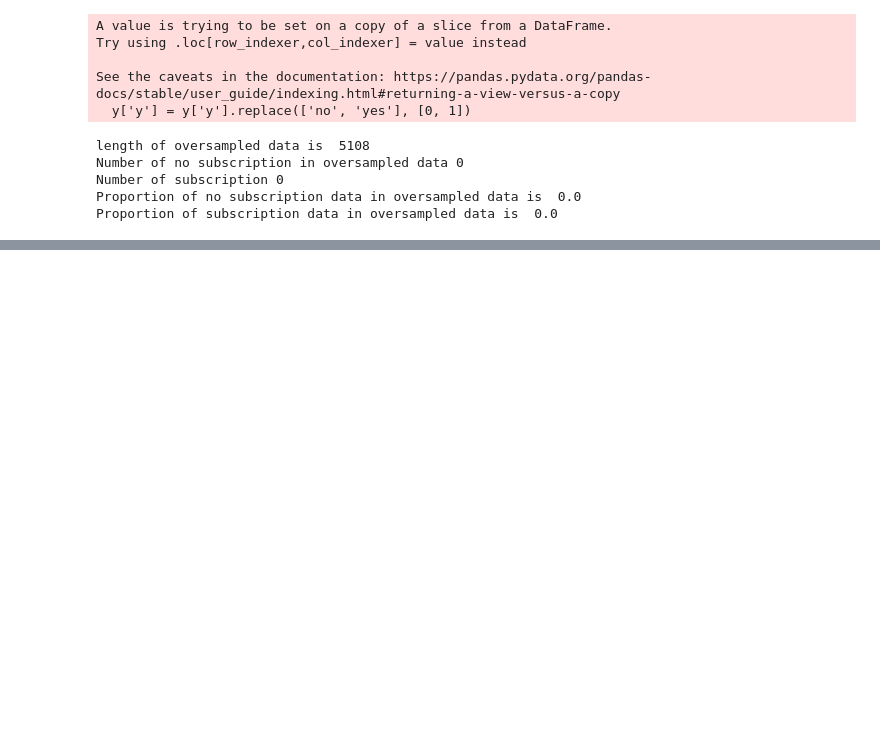
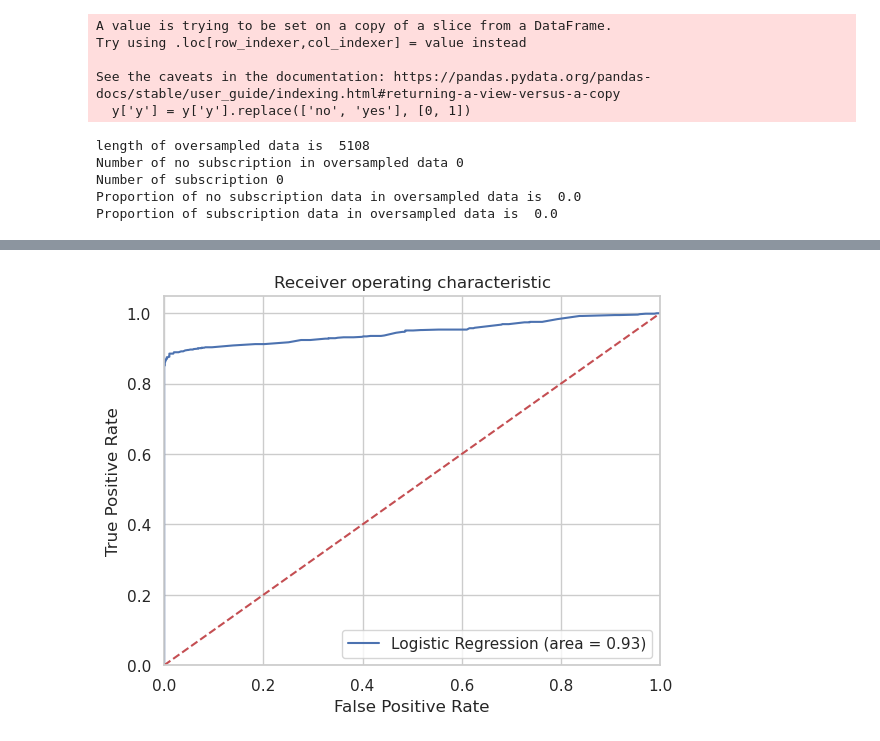
Before and after one commit to armandolezama/data-science-portfolio, a Jupyter notebook: binomial-distribution/binomial-distribution.ipynb, the cells around one changed output, grey strips where cells are left out. Saved outputs shown, nothing was run; the diff lists cells and outputs as text; code cells hidden in the pictures; blank space fills up the shorter version.

```diff
--- a/binomial-distribution/binomial-distribution.ipynb
+++ b/binomial-distribution/binomial-distribution.ipynb
@@ -340,0 +333,8 @@ poutcome_success        2.9102                           0.2450  11.8785 0.0000
+# %%
+cols = [value for value in cols if value not in ['marital_married', 'housing_unknown', 'housing_yes', 'loan_unknown']]
+
+X=os_data_X[cols]
+y=os_data_y['y']
+logit_model=sm.Logit(y,X)
+result=logit_model.fit()
+print(result.summary2())
@@ -340,0 +359,8 @@ poutcome_success        2.9102                           0.2450  11.8785 0.0000
+# %%
+cols = [value for value in cols if value not in ['housing_no']]
+
+X=os_data_X[cols]
+y=os_data_y['y']
+logit_model=sm.Logit(y,X)
+result=logit_model.fit()
+print(result.summary2())
@@ -340,0 +385,6 @@ poutcome_success        2.9102                           0.2450  11.8785 0.0000
+# %%
+from sklearn.linear_model import LogisticRegression
+from sklearn import metrics
+X_train, X_test, y_train, y_test = train_test_split(X, y, test_size=0.3, random_state=0)
+logreg = LogisticRegression()
+logreg.fit(X_train, y_train)
@@ -340,0 +417,18 @@ poutcome_success        2.9102                           0.2450  11.8785 0.0000
+# %%
+from sklearn.metrics import roc_auc_score
+from sklearn.metrics import roc_curve
+logit_roc_auc = roc_auc_score(y_test, logreg.predict(X_test))
+fpr, tpr, thresholds = roc_curve(y_test, logreg.predict_proba(X_test)[:,1])
+plt.figure()
+plt.plot(fpr, tpr, label='Logistic Regression (area = %0.2f)' % logit_roc_auc)
+plt.plot([0, 1], [0, 1],'r--')
+plt.xlim([0.0, 1.0])
+plt.ylim([0.0, 1.05])
+plt.xlabel('False Positive Rate')
+plt.ylabel('True Positive Rate')
+plt.title('Receiver operating characteristic')
+plt.legend(loc="lower right")
+plt.savefig('Log_ROC')
+plt.show()
+# %% [output]
+[figure, added]
```
Also changed, not shown: parts of 9 cells of this notebook.
